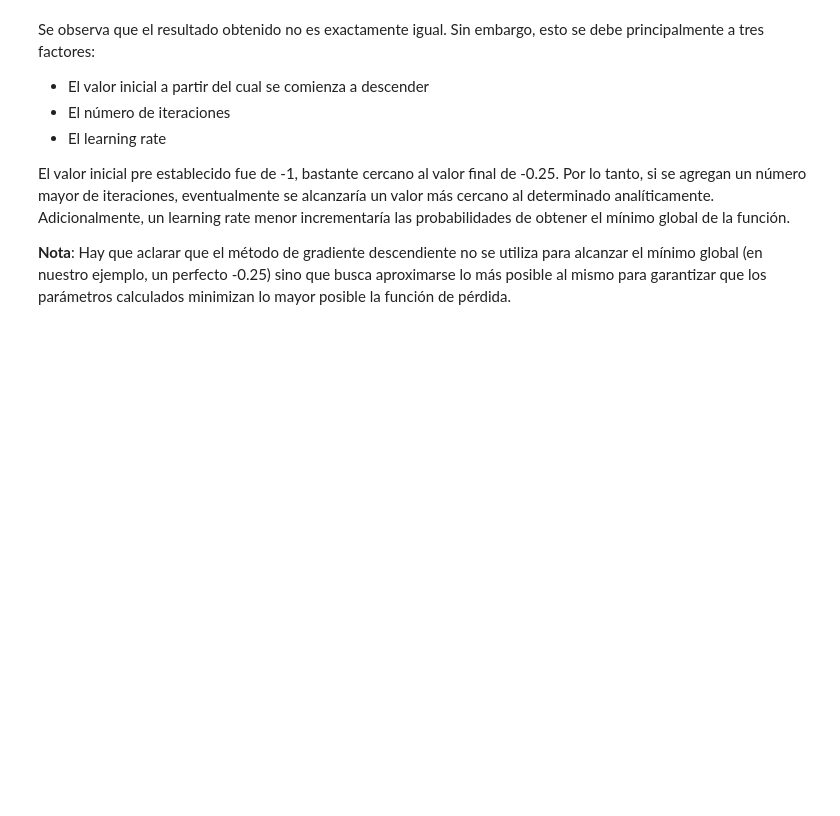
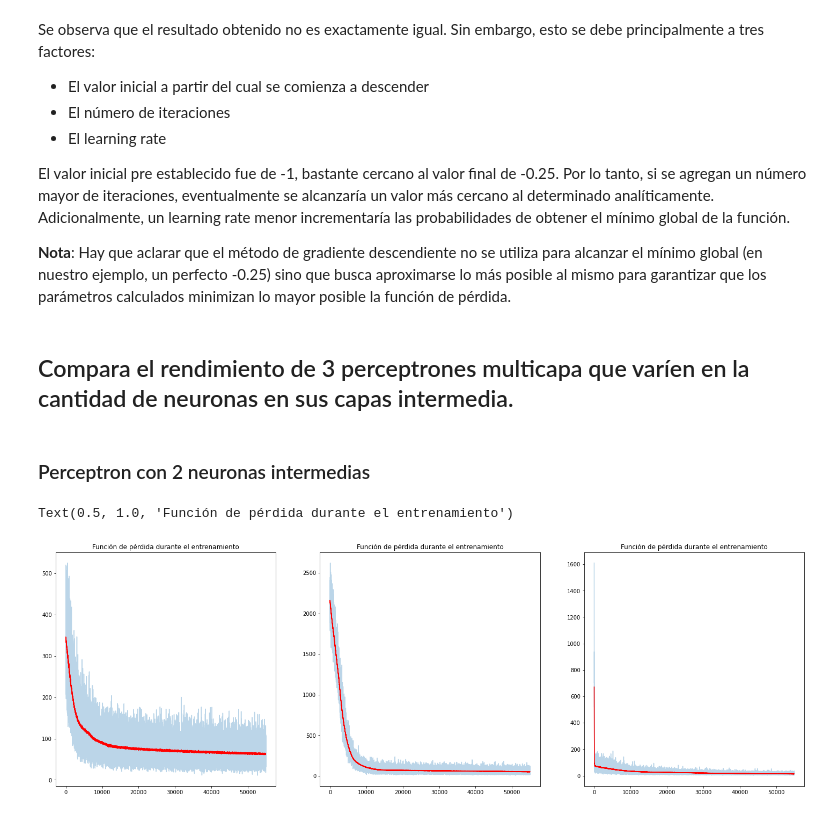
Before and after one commit to EmilianoLS/DiTellaML, a Jupyter notebook: Deep Learning/Practica_2_Estudiantes.ipynb, the cells around one changed output. Drawn from its saved outputs; the diff is of its cells as text; code cells hidden in the pictures; blank space fills up the shorter version.

```diff
--- a/Deep Learning/Practica_2_Estudiantes.ipynb
+++ b/Deep Learning/Practica_2_Estudiantes.ipynb
@@ -400,3 +400,5 @@ El valor inicial pre establecido fue de -1, bastante cercano al valor final de -
 Adicionalmente, un learning rate menor incrementaría las probabilidades de obtener el mínimo global de la función.
 
 **Nota**: Hay que aclarar que el método de gradiente descendiente no se utiliza para alcanzar el mínimo global (en nuestro ejemplo, un perfecto -0.25) sino que busca aproximarse lo más posible al mismo para garantizar que los parámetros calculados minimizan lo mayor posible la función de pérdida.
+# %% [markdown]
+## Compara el rendimiento de 3 perceptrones multicapa que varíen en la cantidad de neuronas en sus capas intermedia.
@@ -402,0 +476,29 @@ Adicionalmente, un learning rate menor incrementaría las probabilidades de obte
+# %% [markdown]
+### Perceptron con 2 neuronas intermedias
+# %%
+running_avg_loss_1, loss_np_array_1, model_1 = train_model(0.00001, 2, 5000)
+running_avg_loss_2, loss_np_array_2, model_2 = train_model(0.00001, 10, 5000)
+running_avg_loss_3, loss_np_array_3, model_3 = train_model(0.00001, 200, 5000)
+# %%
+# Muestro la lista que contiene los valores de la función de pérdida
+# y una versión suavizada (rojo) para observar la tendencia
+
+fig, ax = plt.subplots(nrows = 1, ncols = 3, figsize = (25,8))
+
+# Modelo 2 neuronas
+ax[0].plot(loss_np_array_1, alpha = 0.3)
+ax[0].plot(running_avg_loss_1, color='red')
+ax[0].set_title("Función de pérdida durante el entrenamiento")
+
+# Modelo 10 neuronas
+ax[1].plot(loss_np_array_2, alpha = 0.3)
+ax[1].plot(running_avg_loss_2, color='red')
+ax[1].set_title("Función de pérdida durante el entrenamiento")
+
+# Modelo 200 neuronas
+ax[2].plot(loss_np_array_3, alpha = 0.3)
+ax[2].plot(running_avg_loss_3, color='red')
+ax[2].set_title("Función de pérdida durante el entrenamiento")
+# %% [output]
+Text(0.5, 1.0, 'Función de pérdida durante el entrenamiento')
+[figure, added]
```
Also changed, not shown: parts of 5 cells of this notebook.
